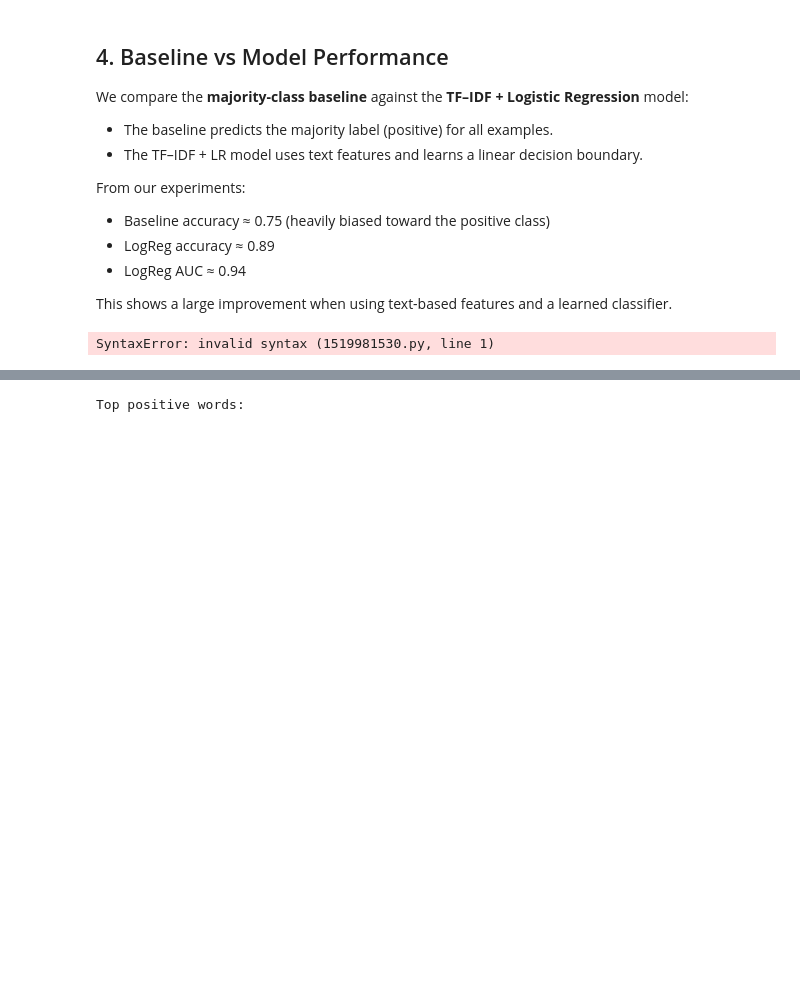
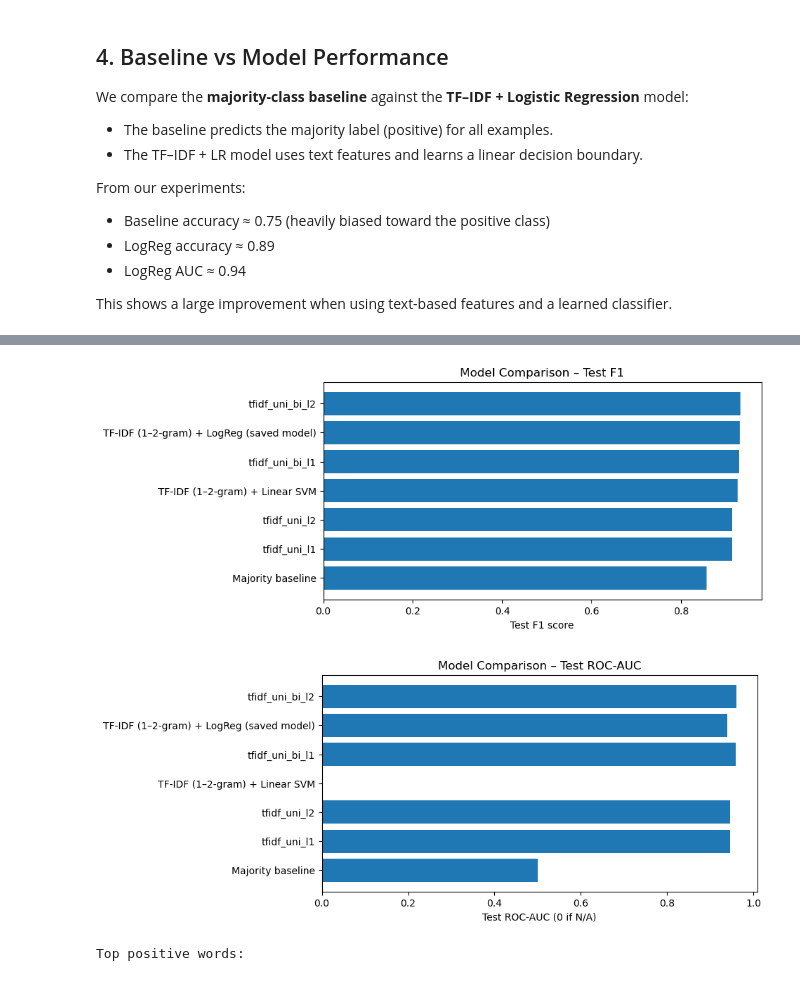
Before and after one commit to shochak2016/ece158-assignment2, a Jupyter notebook: amazon_beauty.ipynb, the cells around one changed output, grey strips where cells are left out. Drawn from its saved outputs; the diff is of its cells as text; code cells hidden in the pictures; blank space fills up the shorter version.

```diff
--- a/amazon_beauty.ipynb
+++ b/amazon_beauty.ipynb
@@ -422,6 +623,76 @@ From our experiments:
 
 This shows a large improvement when using text-based features and a learned classifier.
 # %%
-put results here
+# 4. Baseline vs. Model Performance – comparison table
+
+summary_rows = []
+
+# Majority baseline (recompute for test set)
+y_test_maj = np.full_like(y_test, majority_class)
+prec, rec, f1, _ = precision_recall_fscore_support(
+    y_test, y_test_maj, average="binary", zero_division=0
+)
+summary_rows.append(
+    {
+        "model": "Majority baseline",
+        "acc_test": accuracy_score(y_test, y_test_maj),
+        "prec_test": prec,
+        "rec_test": rec,
+        "f1_test": f1,
+        "auc_test": 0.5,  # random guess
+    }
+)
+
+# Original TF-IDF + LogReg from earlier cells (clf / y_test_pred / y_test_proba)
+prec, rec, f1, _ = precision_recall_fscore_support(
+    y_test, y_test_pred, average="binary", zero_division=0
+)
+summary_rows.append(
+    {
+        "model": "TF-IDF (1–2-gram) + LogReg (saved model)",
+        "acc_test": accuracy_score(y_test, y_test_pred),
+        "prec_test": prec,
+        "rec_test": rec,
+        "f1_test": f1,
+        "auc_test": roc_auc_score(y_test, y_test_proba),
+    }
+)
+
+# Linear SVM (no probabilities, so no AUC)
+prec, rec, f1, _ = precision_recall_fscore_support(
+    y_test, y_test_pred_svm, average="binary", zero_division=0
+)
+summary_rows.append(
+    {
+        "model": "TF-IDF (1–2-gram) + Linear SVM",
+        "acc_test": accuracy_score(y_test, y_test_pred_svm),
+        "prec_test": prec,
+        "rec_test": rec,
+        "f1_test": f1,
+        "auc_test": np.nan,
+    }
+)
+
+# Add the 4 extra TF-IDF + LogReg variants
+summary_rows.extend(extra_results.to_dict(orient="records"))
+
+results_df = pd.DataFrame(summary_rows)
+results_df = results_df.sort_values("f1_test", ascending=False)
+
+display(results_df)
+
+# Simple visualization: F1 and AUC by model
+plt.figure(figsize=(8, 4))
+plt.barh(results_df["model"], results_df["f1_test"])
+plt.xlabel("Test F1 score")
+plt.title("Model Comparison – Test F1")
+plt.gca().invert_yaxis()
+plt.show()
+
+plt.figure(figsize=(8, 4))
+plt.barh(results_df["model"], results_df["auc_test"].fillna(0))
+plt.xlabel("Test ROC-AUC (0 if N/A)")
+plt.title("Model Comparison – Test ROC-AUC")
+plt.gca().invert_yaxis()
+plt.show()
 # %% [output]
-SyntaxError: invalid syntax (1519981530.py, line 1)
@@ -428,3 +707,5 @@ SyntaxError: invalid syntax (1519981530.py, line 1)
+[figure, added]
+[figure, added]
 # %%
 feature_names = np.array(vectorizer.get_feature_names_out())
 coefs = clf.coef_[0]
```
Also changed, not shown: parts of 12 cells of this notebook, 2 other files.
